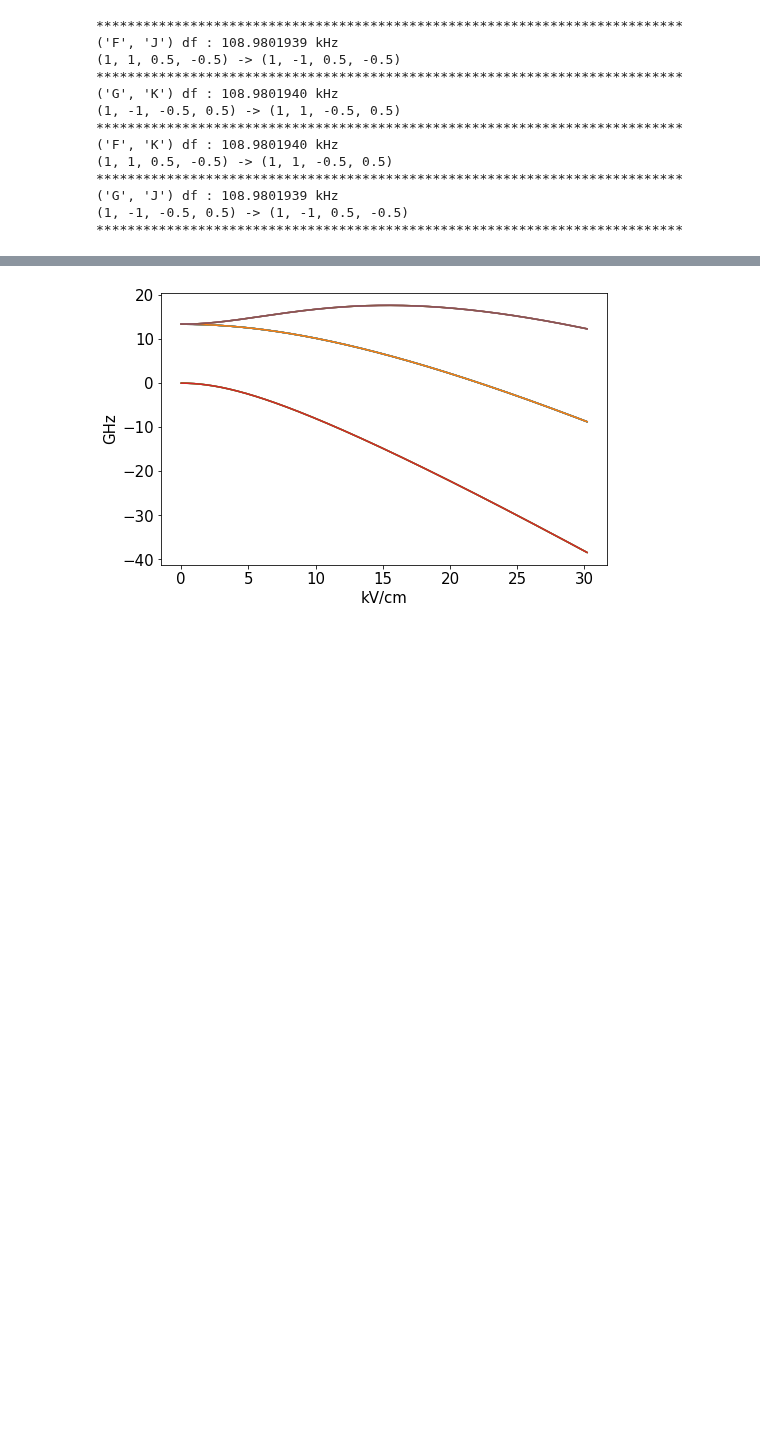
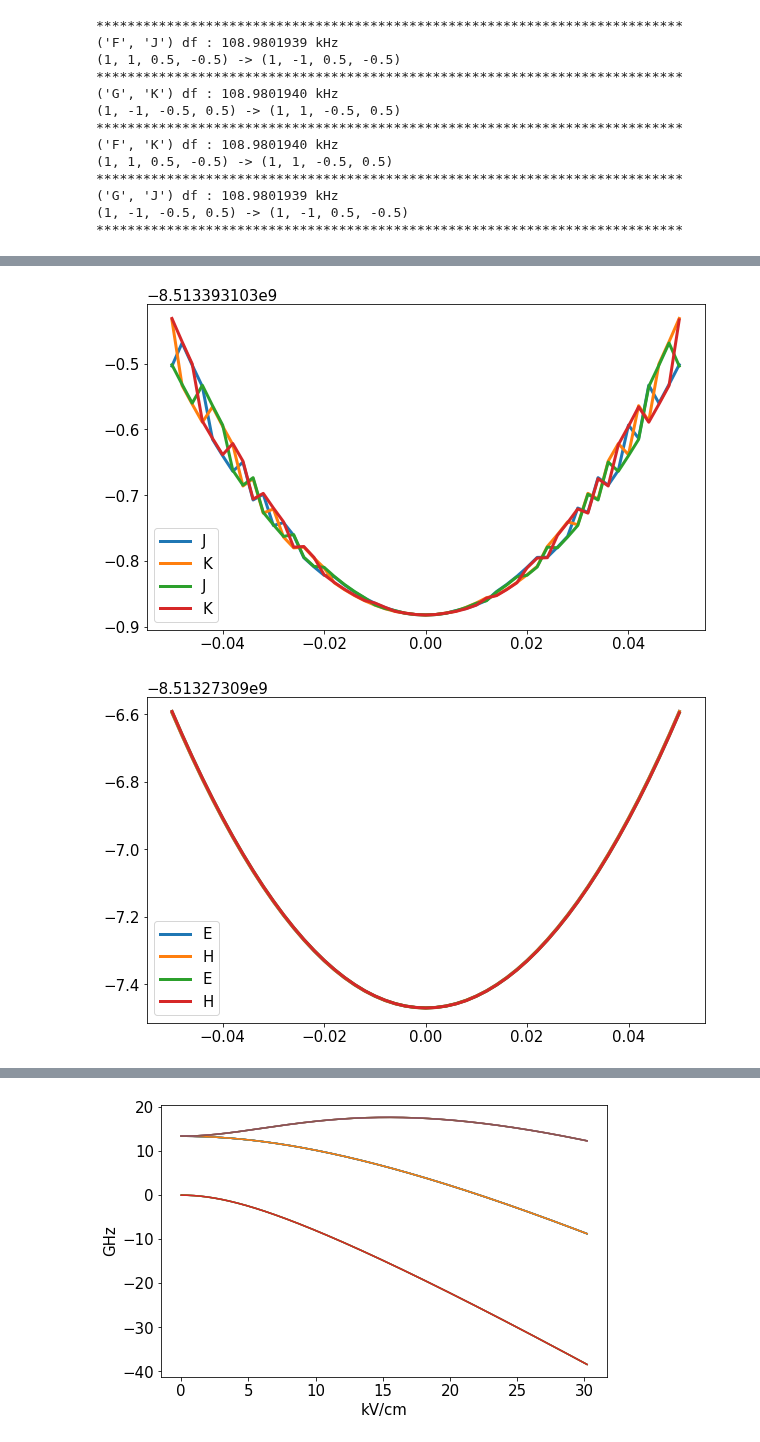
Before and after one commit to ograsdijk/CeNTREX-notebooks, a Jupyter notebook: TlF papers/Frequency Shift NMR.ipynb, the cells around one changed output, grey strips where cells are left out. Saved outputs shown, nothing was run; the diff lists cells and outputs as text; code cells hidden in the pictures; blank space fills up the shorter version.

```diff
--- a/TlF papers/Frequency Shift NMR.ipynb
+++ b/TlF papers/Frequency Shift NMR.ipynb
@@ -297,0 +312,23 @@ Difference J->E & K->H : -7.04e-02 Hz
+# %%
+import collections
+
+def check_level_match(state, level):
+    # check superposition state
+    if isinstance(level.get('qns'), list):
+        amps = [s[0] for s in state.data[-2:]]
+       # check if amplitudes are sufficiently close to each other
+        if np.abs(amps[0]) - np.abs(amps[1]) < 1e-12:
+            # check amplitude sign difference
+            if level.get('amp') == np.sign(np.product(amps)):
+                qns_state = tuple((s[1].mJ, s[1].m1, s[1].m2) for s in state.data[-2:])
+                qns_level = tuple(l[1:] for l in level.get('qns'))
+                if collections.Counter(qns_state) == collections.Counter(qns_level):
+                    return True
+
+     # check single state
+    else:
+        s = state.data[-1][1]
+        qns_state = (s.mJ, s.m1, s.m2)
+        if qns_state == level.get('qns')[1:]:
+            return True
+    return False
@@ -297,0 +417,23 @@ Difference J->E & K->H : -7.04e-02 Hz
+# %%
+fig, ax = plt.subplots(figsize = (10,6))
+
+ax.plot(Blist, energies1['J'], label = 'J', lw = 3)
+ax.plot(Blist, energies1['K'], label = 'K', lw = 3)
+ax.plot(Blist, energies2['J'], label = 'J', lw = 3)
+ax.plot(Blist, energies2['K'], label = 'K', lw = 3)
+ax.legend(fontsize = 15)
+
+set_fontsize(ax, 15)
+
+fig, ax = plt.subplots(figsize = (10,6))
+
+ax.plot(Blist, energies1['E'], label = 'E', lw = 3)
+ax.plot(Blist, energies1['H'], label = 'H', lw = 3)
+ax.plot(Blist, energies2['E'], label = 'E', lw = 3)
+ax.plot(Blist, energies2['H'], label = 'H', lw = 3)
+ax.legend(fontsize = 15)
+
+set_fontsize(ax, 15)
+# %% [output]
+[figure, added]
+[figure, added]
```
Also changed, not shown: parts of 21 cells of this notebook, 1 other file.
